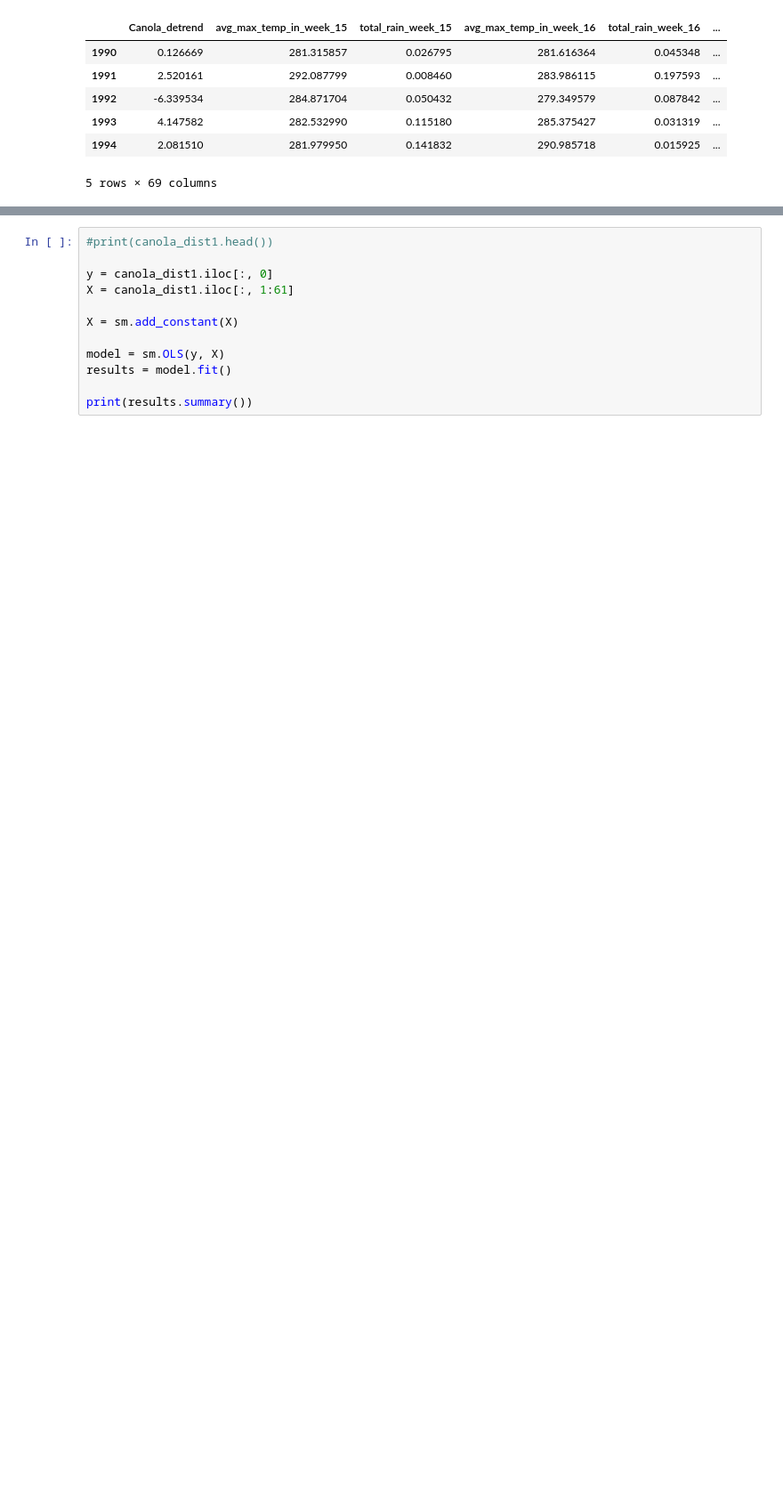
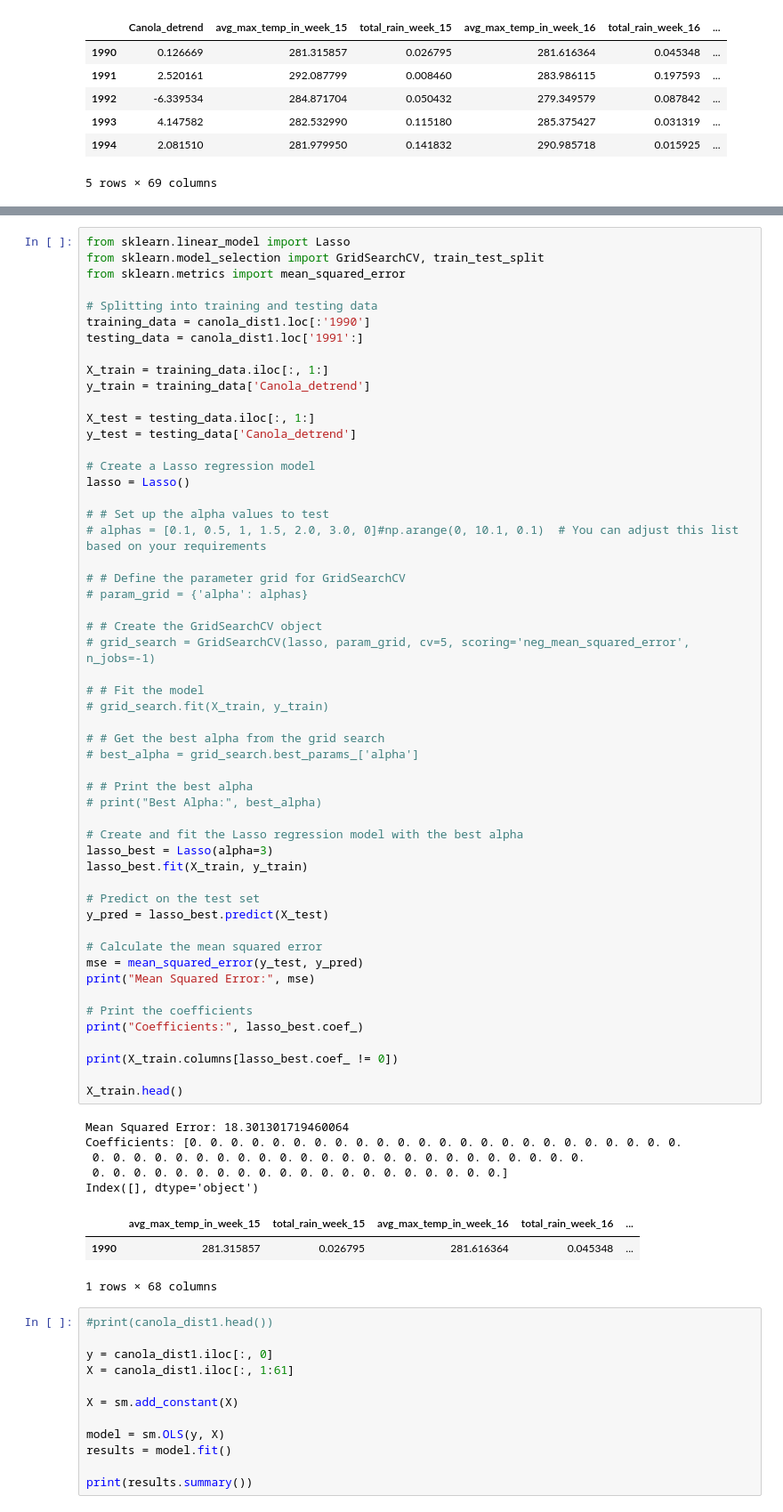
Before and after one commit to Laura-Pldk/Canola_Yield_Prediction, a Jupyter notebook: notebooks/Canola_weekly.ipynb, the cells around one changed output, grey strips where cells are left out. Shown at 89% size. Saved outputs shown, nothing was run; the diff lists cells and outputs as text; blank space fills up the shorter version.

```diff
--- a/notebooks/Canola_weekly.ipynb
+++ b/notebooks/Canola_weekly.ipynb
@@ -306,3 +388,65 @@ print(model.alpha_)
+# %%
+from sklearn.linear_model import Lasso
+from sklearn.model_selection import GridSearchCV, train_test_split
+from sklearn.metrics import mean_squared_error
+
+# Splitting into training and testing data
+training_data = canola_dist1.loc[:'1990']
+testing_data = canola_dist1.loc['1991':]
+
+X_train = training_data.iloc[:, 1:]
+y_train = training_data['Canola_detrend']
+
+X_test = testing_data.iloc[:, 1:]
+y_test = testing_data['Canola_detrend']
+
+# Create a Lasso regression model
+lasso = Lasso()
+
+# # Set up the alpha values to test
+# alphas = [0.1, 0.5, 1, 1.5, 2.0, 3.0, 0]#np.arange(0, 10.1, 0.1)  # You can adjust this list based on your requirements
+
+# # Define the parameter grid for GridSearchCV
+# param_grid = {'alpha': alphas}
+
+# # Create the GridSearchCV object
+# grid_search = GridSearchCV(lasso, param_grid, cv=5, scoring='neg_mean_squared_error', n_jobs=-1)
+
+# # Fit the model
+# grid_search.fit(X_train, y_train)
+
+# # Get the best alpha from the grid search
+# best_alpha = grid_search.best_params_['alpha']
+
+# # Print the best alpha
+# print("Best Alpha:", best_alpha)
+
+# Create and fit the Lasso regression model with the best alpha
+lasso_best = Lasso(alpha=3)
+lasso_best.fit(X_train, y_train)
+
+# Predict on the test set
+y_pred = lasso_best.predict(X_test)
+
+# Calculate the mean squared error
+mse = mean_squared_error(y_test, y_pred)
+print("Mean Squared Error:", mse)
+
+# Print the coefficients
+print("Coefficients:", lasso_best.coef_)
+
+print(X_train.columns[lasso_best.coef_ != 0])
+
+X_train.head()
+# %% [output]
+Mean Squared Error: 18.301301719460064
+Coefficients: [0. 0. 0. 0. 0. 0. 0. 0. 0. 0. 0. 0. 0. 0. 0. 0. 0. 0. 0. 0. 0. 0. 0. 0.
+ 0. 0. 0. 0. 0. 0. 0. 0. 0. 0. 0. 0. 0. 0. 0. 0. 0. 0. 0. 0. 0. 0. 0. 0.
+ 0. 0. 0. 0. 0. 0. 0. 0. 0. 0. 0. 0. 0. 0. 0. 0. 0. 0. 0. 0.]
+Index([], dtype='object')
+|  | avg_max_temp_in_week_15 | total_rain_week_15 | avg_max_temp_in_week_16 | total_rain_week_16 | ... |
+| 1990 | 281.315857 | 0.026795 | 281.616364 | 0.045348 | ... |
+1 rows × 68 columns
 # %%
 #print(canola_dist1.head())
 
```
Also changed, not shown: parts of 7 cells of this notebook.
